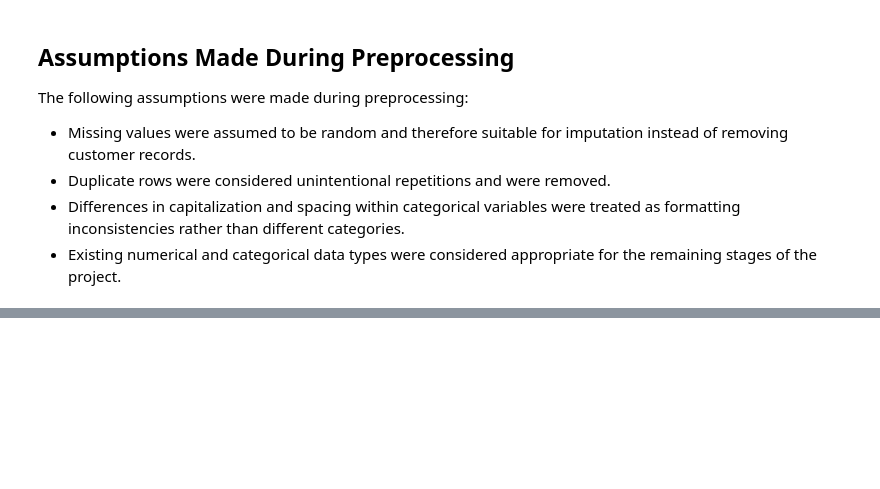
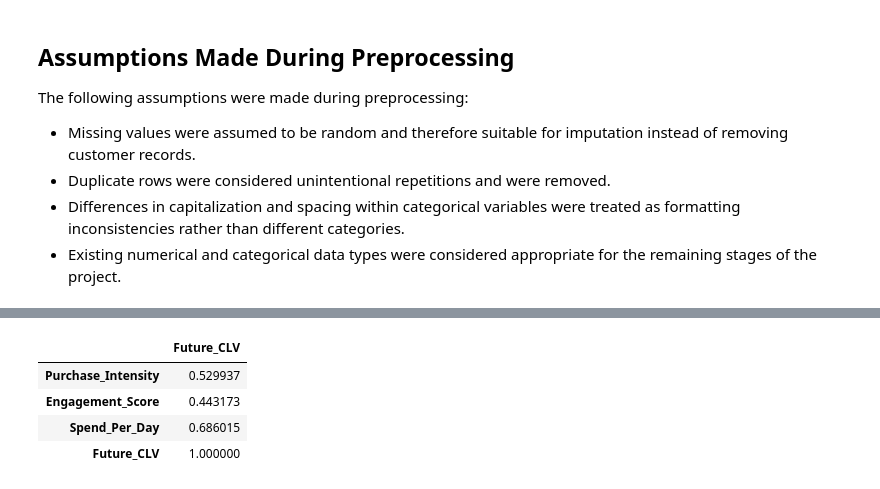
Before and after one commit to AswinSanthoshDev/Predictive-Analytics-Mini-Project, a Jupyter notebook: notebooks/project_analysis.ipynb, the cells around one changed output, grey strips where cells are left out. Saved outputs shown, nothing was run; the diff lists cells and outputs as text; code cells hidden in the pictures; blank space fills up the shorter version.

```diff
--- a/notebooks/project_analysis.ipynb
+++ b/notebooks/project_analysis.ipynb
@@ -491,0 +576,15 @@ The following assumptions were made during preprocessing:
+# %%
+engineered_features = [
+    "Purchase_Intensity",
+    "Engagement_Score",
+    "Spend_Per_Day",
+    "Future_CLV"
+]
+
+df_clean[engineered_features].corr()[["Future_CLV"]]
+# %% [output]
+|  | Future_CLV |
+| Purchase_Intensity | 0.529937 |
+| Engagement_Score | 0.443173 |
+| Spend_Per_Day | 0.686015 |
+| Future_CLV | 1.000000 |
```
Also changed, not shown: parts of 11 cells of this notebook.
